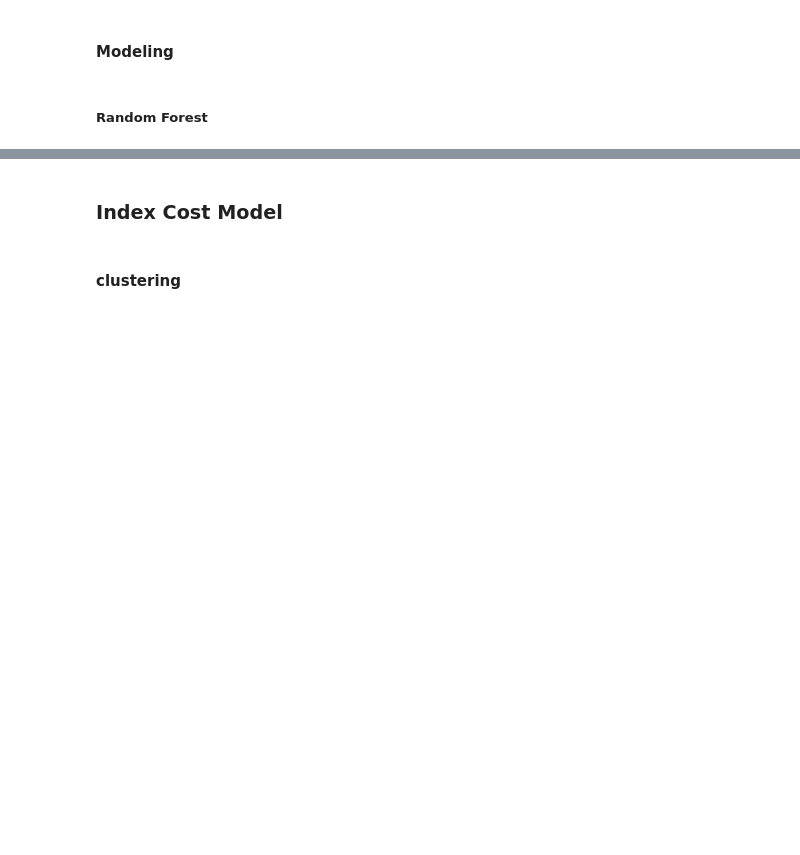
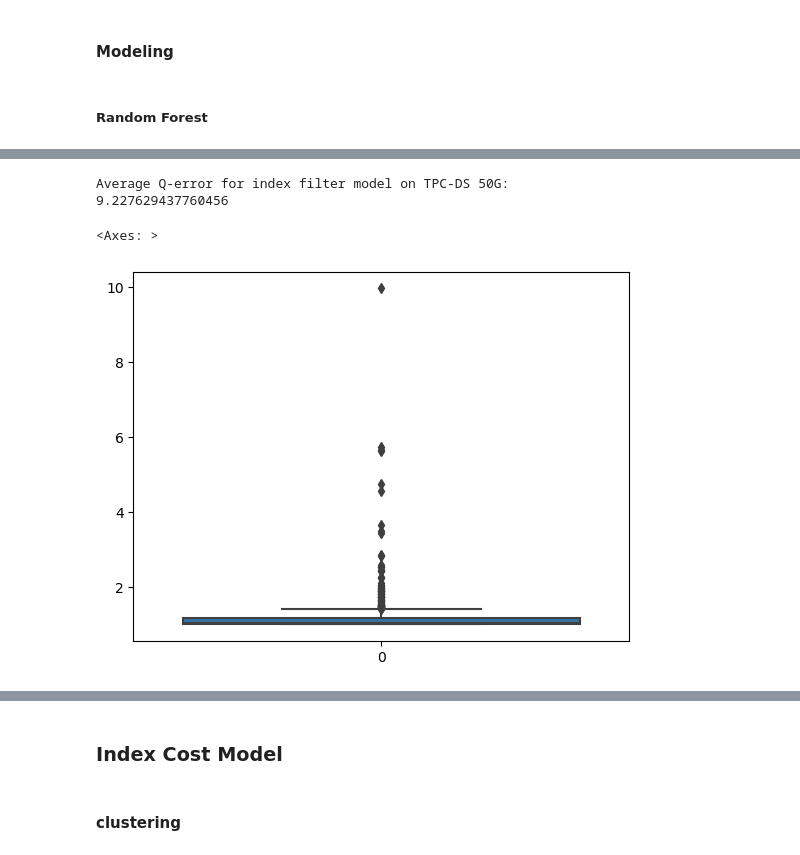
Before and after one commit to maffinnn/index_selection_evaluation, a Jupyter notebook: DISTILL.ipynb, the cells around one changed output, grey strips where cells are left out. Saved outputs shown, nothing was run; the diff lists cells and outputs as text; code cells hidden in the pictures; blank space fills up the shorter version.

```diff
--- a/DISTILL.ipynb
+++ b/DISTILL.ipynb
@@ -539,0 +554,11 @@ filtered_query_index_pairs
+# %%
+y_estimated_DS_50G = regr.predict(features_DS_50G_encoded)
+print(f"Average Q-error for index filter model on TPC-DS 50G:\n{q_error(labels_DS_50G, y_estimated_DS_50G)}")
+
+results_DS_50G = [q_error([labels_DS_50G[i]], [y_estimated_DS_50G[i]]) for i in range(len(labels_DS_50G))]
+sns.boxplot(sorted(results_DS_50G)[:int(0.99*len(results_DS_50G))])
+# %% [output]
+Average Q-error for index filter model on TPC-DS 50G:
+9.227629437760456
+<Axes: >
+[figure, added]
```
Also changed, not shown: parts of 39 cells of this notebook, 2 other files.
